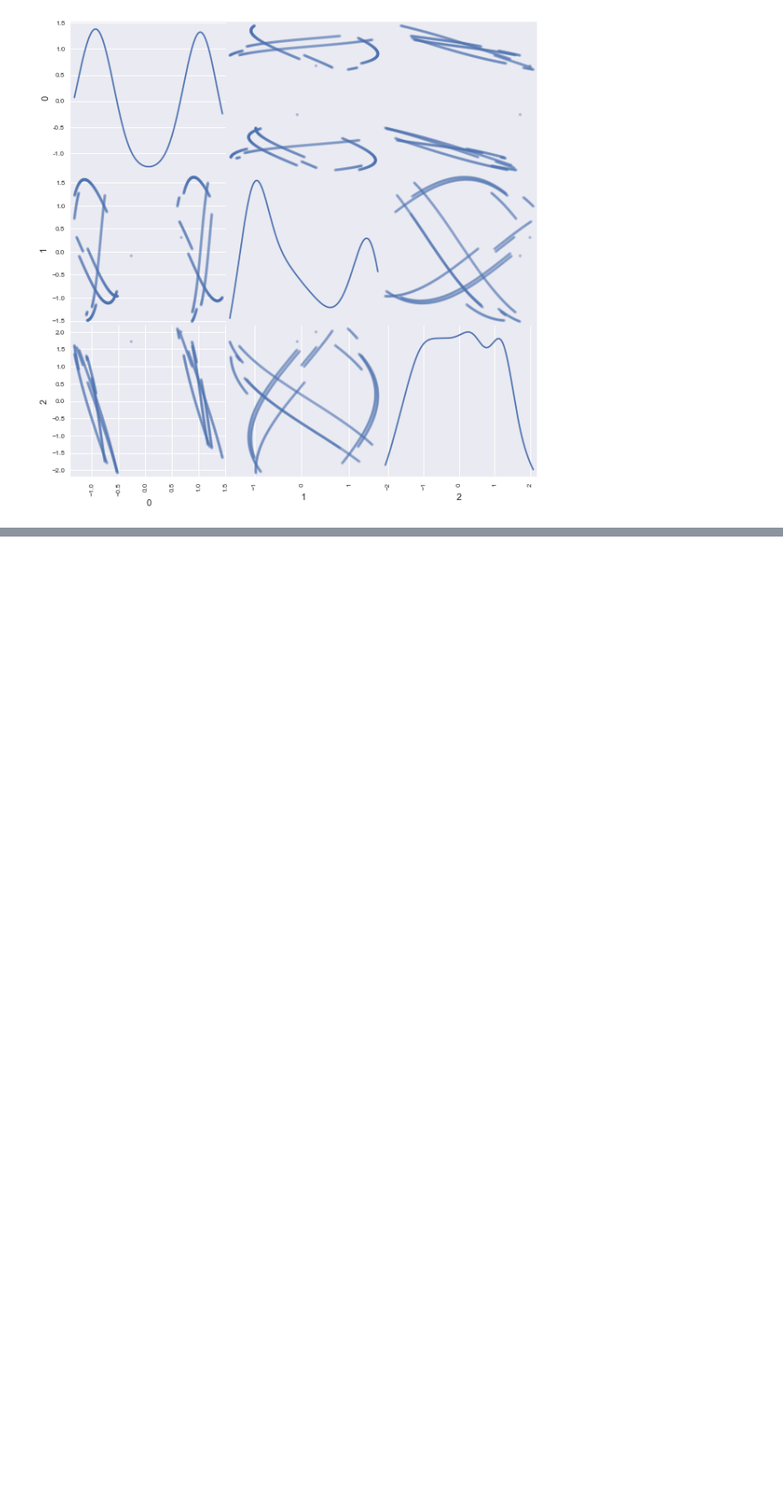
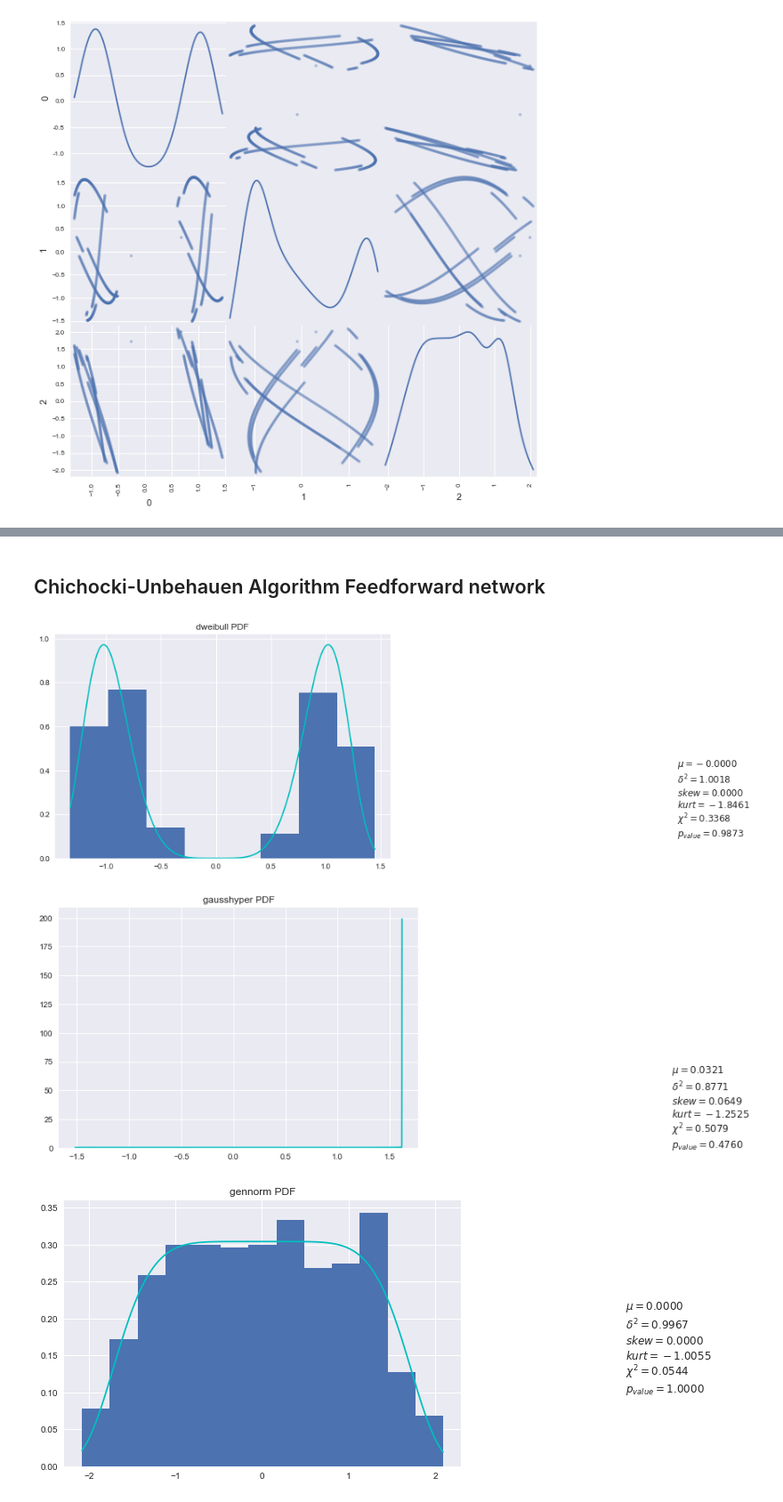
Before and after one commit to crucis/ICA, a Jupyter notebook: Exercicio 9 - 1000.ipynb, the cells around one changed output, grey strips where cells are left out. Shown at 89% size. Drawn from its saved outputs; the diff is of its cells as text; code cells hidden in the pictures; blank space fills up the shorter version.

```diff
--- a/Exercicio 9 - 1000.ipynb
+++ b/Exercicio 9 - 1000.ipynb
@@ -148,0 +173,9 @@ plot_MutualInformation(mixtures, y = yFeedforward, KDE = True)
+# %% [markdown]
+## Chichocki-Unbehauen Algorithm Feedforward network
+# %%
+for i, y in enumerate(yFeedforward):
+    graph_fittedData(y)
+# %% [output]
+[figure, added]
+[figure, added]
+[figure, added]
```
Also changed, not shown: parts of 15 cells of this notebook, 2 other files.
